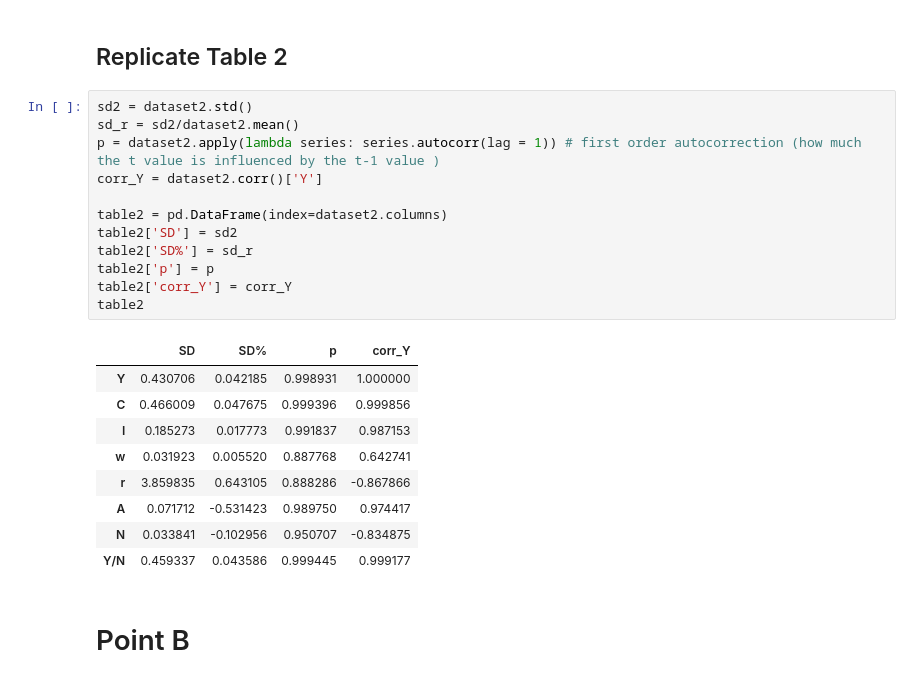
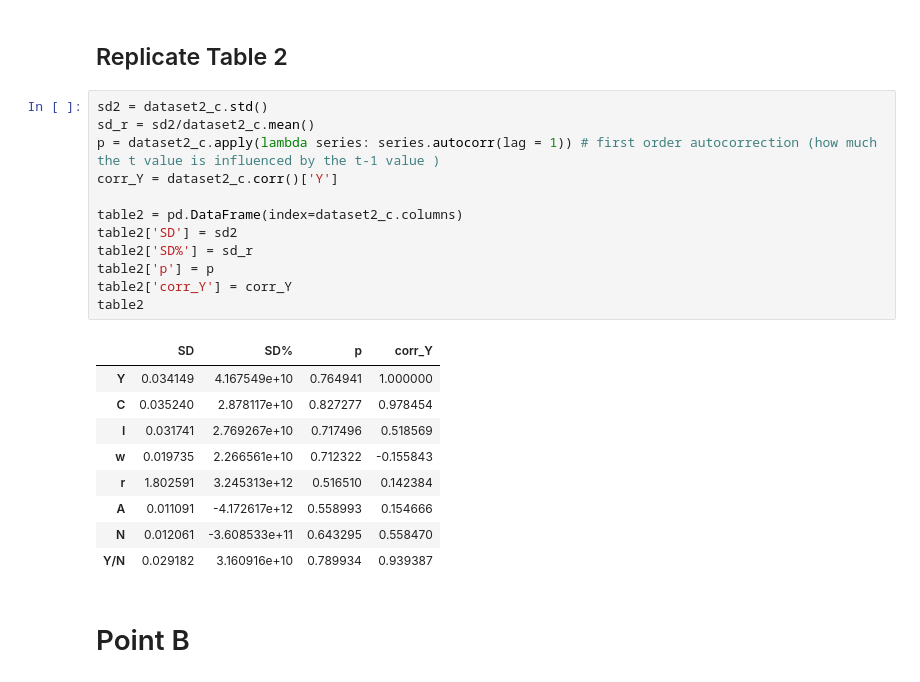
Before and after one commit to chiesastefano/demA1, a Jupyter notebook: jupyter/presentation.ipynb, the cells around one changed output. Drawn from its saved outputs; the diff is of its cells as text.

```diff
--- a/jupyter/presentation.ipynb
+++ b/jupyter/presentation.ipynb
@@ -203,26 +203,26 @@ dataset2_c
 # %% [markdown]
 ## Replicate Table 2
 # %%
-sd2 = dataset2.std()
-sd_r = sd2/dataset2.mean()
-p = dataset2.apply(lambda series: series.autocorr(lag = 1)) # first order autocorrection (how much the t value is influenced by the t-1 value )
-corr_Y = dataset2.corr()['Y']
+sd2 = dataset2_c.std()
+sd_r = sd2/dataset2_c.mean()
+p = dataset2_c.apply(lambda series: series.autocorr(lag = 1)) # first order autocorrection (how much the t value is influenced by the t-1 value )
+corr_Y = dataset2_c.corr()['Y']
 
-table2 = pd.DataFrame(index=dataset2.columns)
+table2 = pd.DataFrame(index=dataset2_c.columns)
 table2['SD'] = sd2
 table2['SD%'] = sd_r
 table2['p'] = p
 table2['corr_Y'] = corr_Y
 table2
 # %% [output]
 |  | SD | SD% | p | corr_Y |
-| Y | 0.430706 | 0.042185 | 0.998931 | 1.000000 |
-| C | 0.466009 | 0.047675 | 0.999396 | 0.999856 |
-| I | 0.185273 | 0.017773 | 0.991837 | 0.987153 |
-| w | 0.031923 | 0.005520 | 0.887768 | 0.642741 |
-| r | 3.859835 | 0.643105 | 0.888286 | -0.867866 |
-| A | 0.071712 | -0.531423 | 0.989750 | 0.974417 |
-| N | 0.033841 | -0.102956 | 0.950707 | -0.834875 |
-| Y/N | 0.459337 | 0.043586 | 0.999445 | 0.999177 |
+| Y | 0.034149 | 4.167549e+10 | 0.764941 | 1.000000 |
+| C | 0.035240 | 2.878117e+10 | 0.827277 | 0.978454 |
+| I | 0.031741 | 2.769267e+10 | 0.717496 | 0.518569 |
+| w | 0.019735 | 2.266561e+10 | 0.712322 | -0.155843 |
+| r | 1.802591 | 3.245313e+12 | 0.516510 | 0.142384 |
+| A | 0.011091 | -4.172617e+12 | 0.558993 | 0.154666 |
+| N | 0.012061 | -3.608533e+11 | 0.643295 | 0.558470 |
+| Y/N | 0.029182 | 3.160916e+10 | 0.789934 | 0.939387 |
 # %% [markdown]
 # Point B
```
Also changed, not shown: parts of 1 cell of this notebook, 1 other file.
